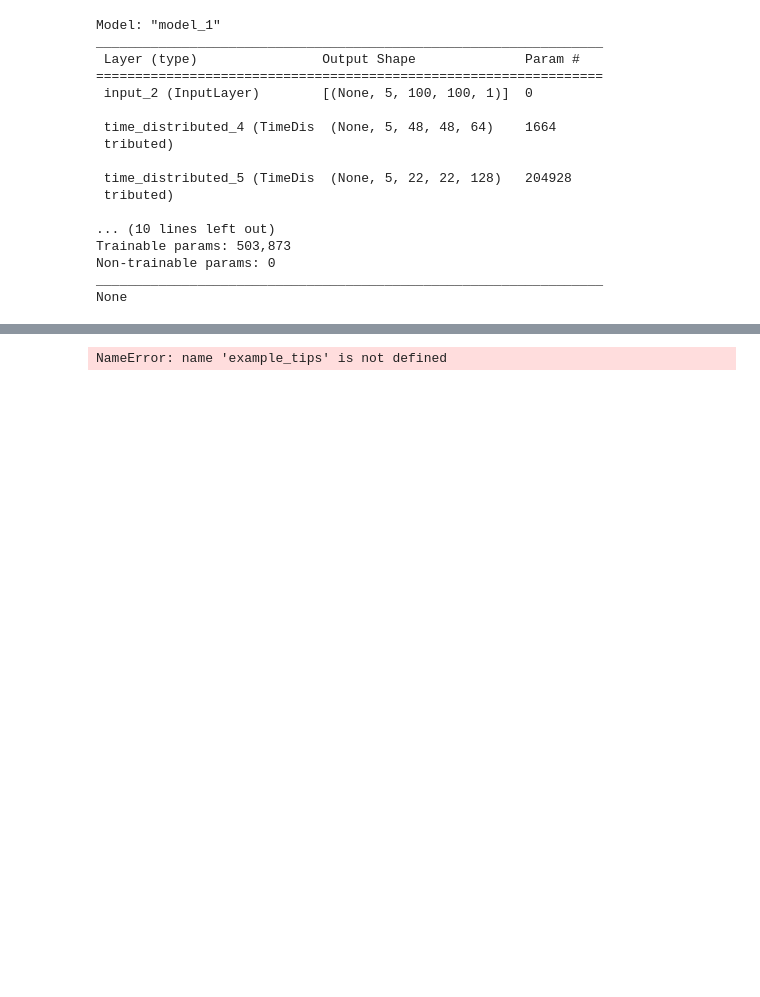
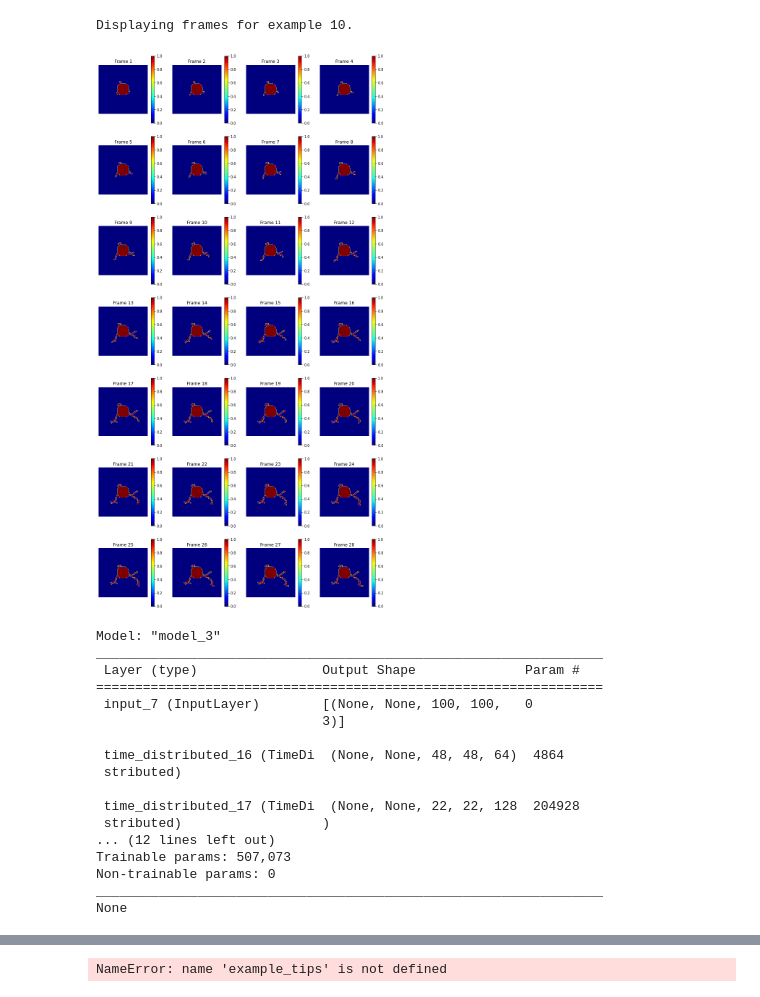
Before and after one commit to kuanrenqian/RecurrentNG, a Jupyter notebook: tensorflow_version/NeuronGrowthML_main_test.ipynb, the cells around one changed output, grey strips where cells are left out. Saved outputs shown, nothing was run; the diff lists cells and outputs as text; code cells hidden in the pictures; blank space fills up the shorter version.

```diff
--- a/tensorflow_version/NeuronGrowthML_main_test.ipynb
+++ b/tensorflow_version/NeuronGrowthML_main_test.ipynb
@@ -225,3 +114,20 @@ plt.colorbar()
+# %%
+fig, axes = plt.subplots(7, 4, figsize=(14, 28))
+
+fig_ind = 1
+for idx, ax in enumerate(axes.flat):
+    plt.subplot(7,4,fig_ind)
+    fig_ind += 1
+    plt.imshow(np.squeeze(y_train[data_choice][idx][:,:,0]),cmap='jet')
+    plt.title(f"Frame {idx + 1}")
+    plt.axis("off")
+    plt.colorbar()
+
+print(f"Displaying frames for example {data_choice}.")
+plt.show()
+# %% [output]
+Displaying frames for example 10.
+[figure, added]
 # %%
 from tensorflow.keras import layers
 
@@ -513,25 +415,25 @@ def PINN_loss():
 # %%
 model = keras.models.Model(inp, x6)
 model.compile(
-    loss=keras.losses.MeanSquaredError(reduction="auto", name="mean_squared_error"),
-    # loss=PINN_loss(),
-    optimizer=keras.optimizers.Adam(learning_rate=1e-6))
+    # loss=keras.losses.MeanSquaredError(reduction="auto", name="mean_squared_error"),
+    loss=PINN_loss(),
+    optimizer=keras.optimizers.Adam(learning_rate=1e-4))
 print(model.summary())
 # %% [output]
-Model: "model_1"
+Model: "model_3"
 _________________________________________________________________
  Layer (type)                Output Shape              Param #
 =================================================================
- input_2 (InputLayer)        [(None, 5, 100, 100, 1)]  0
+ input_7 (InputLayer)        [(None, None, 100, 100,   0
+                             3)]
 
- time_distributed_4 (TimeDis  (None, 5, 48, 48, 64)    1664
- tributed)
+ time_distributed_16 (TimeDi  (None, None, 48, 48, 64)  4864
+ stributed)
 
- time_distributed_5 (TimeDis  (None, 5, 22, 22, 128)   204928
- tributed)
-
-... (10 lines left out)
-Trainable params: 503,873
+ time_distributed_17 (TimeDi  (None, None, 22, 22, 128  204928
+ stributed)                  )
+... (12 lines left out)
+Trainable params: 507,073
 Non-trainable params: 0
 _________________________________________________________________
 None
```
Also changed, not shown: parts of 21 cells of this notebook, 12 other files.
